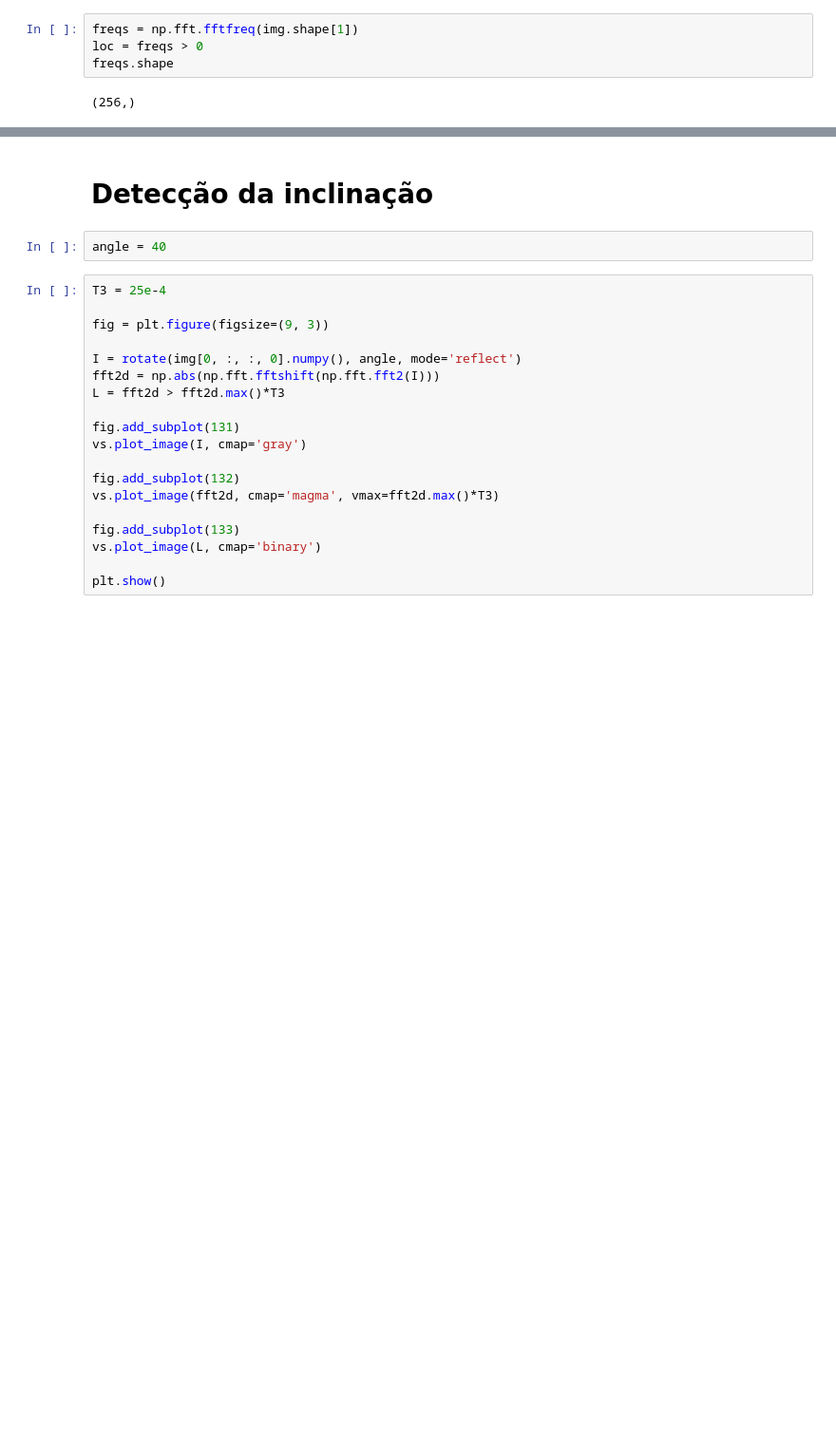
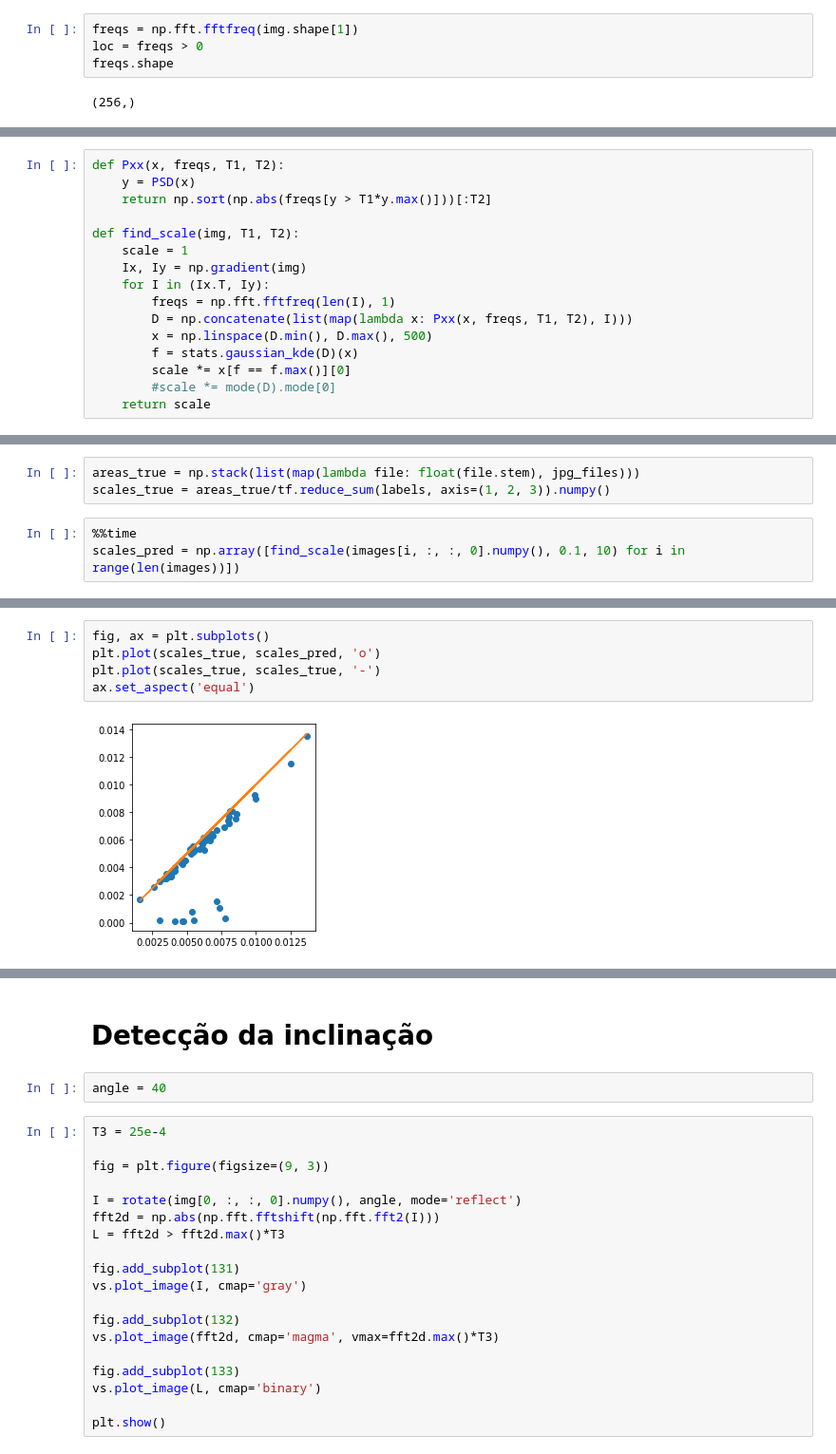
Before and after one commit to JairoSSantos/PAC-project, a Jupyter notebook: cnn/notebooks/scale-detection.ipynb, the cells around one changed output, grey strips where cells are left out. Shown at 95% size. Drawn from its saved outputs; the diff is of its cells as text; blank space fills up the shorter version.

```diff
--- a/cnn/notebooks/scale-detection.ipynb
+++ b/cnn/notebooks/scale-detection.ipynb
@@ -118,0 +127,16 @@ Erro: 0.36%
+# %%
+def Pxx(x, freqs, T1, T2):
+    y = PSD(x)
+    return np.sort(np.abs(freqs[y > T1*y.max()]))[:T2]
+
+def find_scale(img, T1, T2):
+    scale = 1
+    Ix, Iy = np.gradient(img)
+    for I in (Ix.T, Iy):
+        freqs = np.fft.fftfreq(len(I), 1)
+        D = np.concatenate(list(map(lambda x: Pxx(x, freqs, T1, T2), I)))
+        x = np.linspace(D.min(), D.max(), 500)
+        f = stats.gaussian_kde(D)(x)
+        scale *= x[f == f.max()][0]
+        #scale *= mode(D).mode[0]
+    return scale
@@ -118,0 +150,6 @@ Erro: 0.36%
+# %%
+areas_true = np.stack(list(map(lambda file: float(file.stem), jpg_files)))
+scales_true = areas_true/tf.reduce_sum(labels, axis=(1, 2, 3)).numpy()
+# %%
+%%time
+scales_pred = np.array([find_scale(images[i, :, :, 0].numpy(), 0.1, 10) for i in range(len(images))])
@@ -118,0 +159,7 @@ Erro: 0.36%
+# %%
+fig, ax = plt.subplots()
+plt.plot(scales_true, scales_pred, 'o')
+plt.plot(scales_true, scales_true, '-')
+ax.set_aspect('equal')
+# %% [output]
+[figure, added]
```
Also changed, not shown: parts of 8 cells of this notebook, 2 other files.
